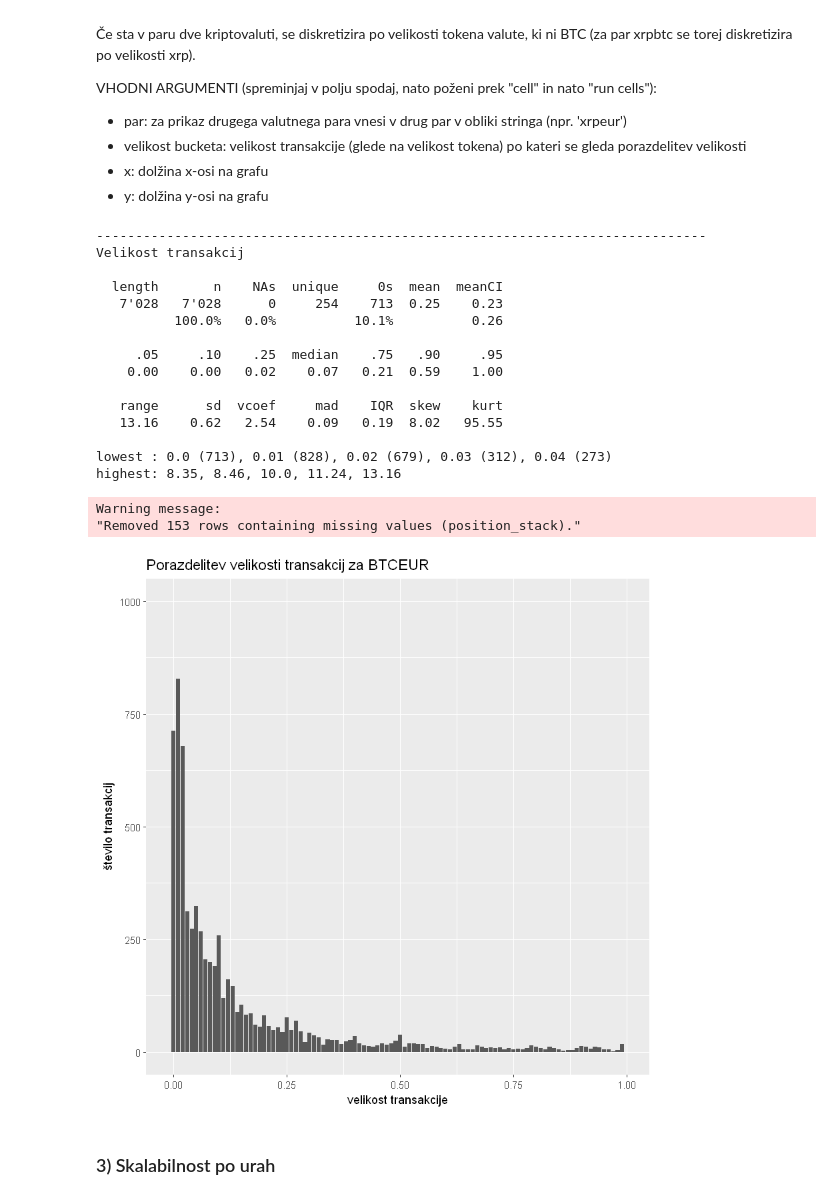
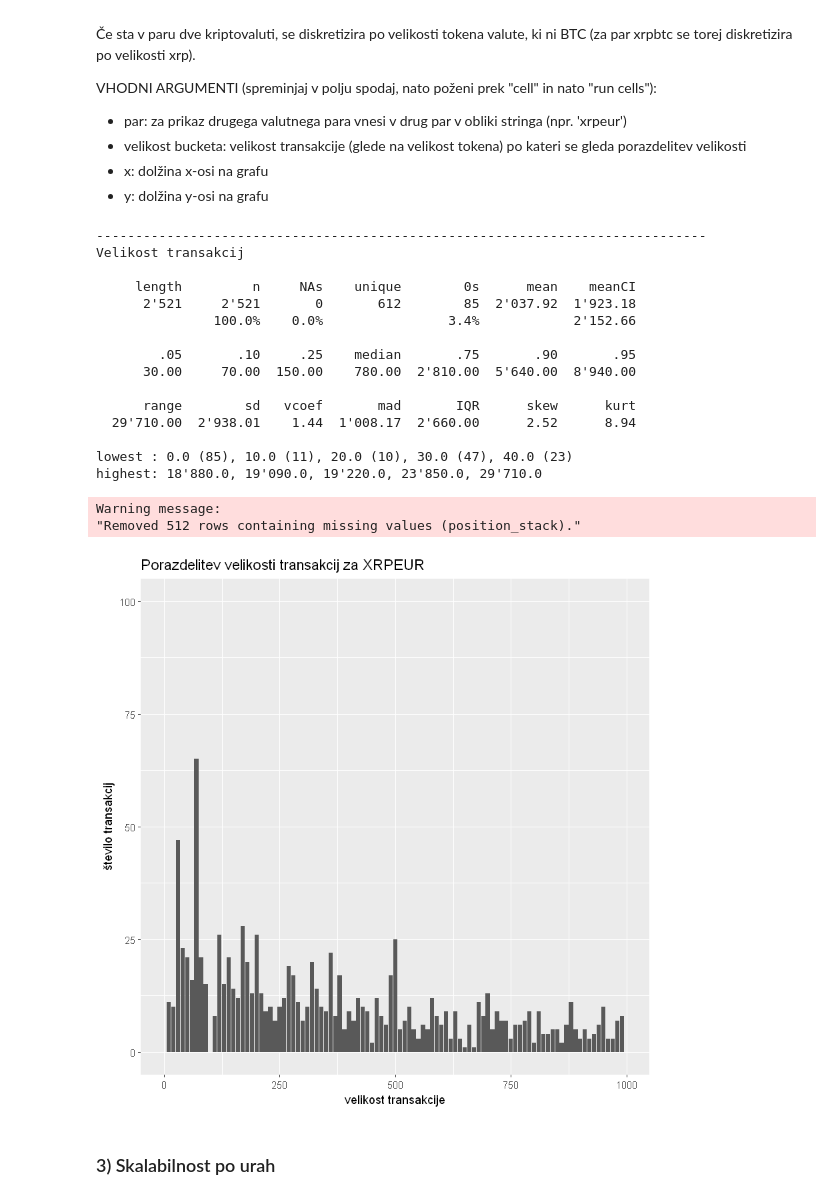
Before and after one commit to metodj/kripto, a Jupyter notebook: CC_exchanges/bitstamp/bitstamp_analiza_in_vizualizacija.ipynb, the cells around one changed output. Drawn from its saved outputs; the diff is of its cells as text; code cells hidden in the pictures.

```diff
--- a/CC_exchanges/bitstamp/bitstamp_analiza_in_vizualizacija.ipynb
+++ b/CC_exchanges/bitstamp/bitstamp_analiza_in_vizualizacija.ipynb
@@ -188,26 +201,26 @@ VHODNI ARGUMENTI (spreminjaj v polju spodaj, nato poženi prek "cell" in nato "r
 - y: dolžina y-osi na grafu
 # %%
 #porazdelitev(par, velikost bucketa, x, y)
-porazdelitev(default_par, 0.01, 1, 1000)
+porazdelitev('xrpeur', 10, 1000, 100)
 # %% [output]
 ------------------------------------------------------------------------------
 Velikost transakcij
 
-  length       n    NAs  unique     0s  mean  meanCI
-   7'028   7'028      0     254    713  0.25    0.23
-          100.0%   0.0%          10.1%          0.26
+     length         n     NAs    unique        0s      mean    meanCI
+      2'521     2'521       0       612        85  2'037.92  1'923.18
+               100.0%    0.0%                3.4%            2'152.66
 
-     .05     .10    .25  median    .75   .90     .95
-    0.00    0.00   0.02    0.07   0.21  0.59    1.00
+        .05       .10     .25    median       .75       .90       .95
+      30.00     70.00  150.00    780.00  2'810.00  5'640.00  8'940.00
 
-   range      sd  vcoef     mad    IQR  skew    kurt
-   13.16    0.62   2.54    0.09   0.19  8.02   95.55
+      range        sd   vcoef       mad       IQR      skew      kurt
+  29'710.00  2'938.01    1.44  1'008.17  2'660.00      2.52      8.94
 
-lowest : 0.0 (713), 0.01 (828), 0.02 (679), 0.03 (312), 0.04 (273)
-highest: 8.35, 8.46, 10.0, 11.24, 13.16
+lowest : 0.0 (85), 10.0 (11), 20.0 (10), 30.0 (47), 40.0 (23)
+highest: 18'880.0, 19'090.0, 19'220.0, 23'850.0, 29'710.0
 Warning message:
-"Removed 153 rows containing missing values (position_stack)."
+"Removed 512 rows containing missing values (position_stack)."
-[figure, old version]
+[figure, new version]
 # %% [markdown]
 ### 3) Skalabilnost po urah
 # %%
```
Also changed, not shown: parts of 1 cell of this notebook, 3 other files.
